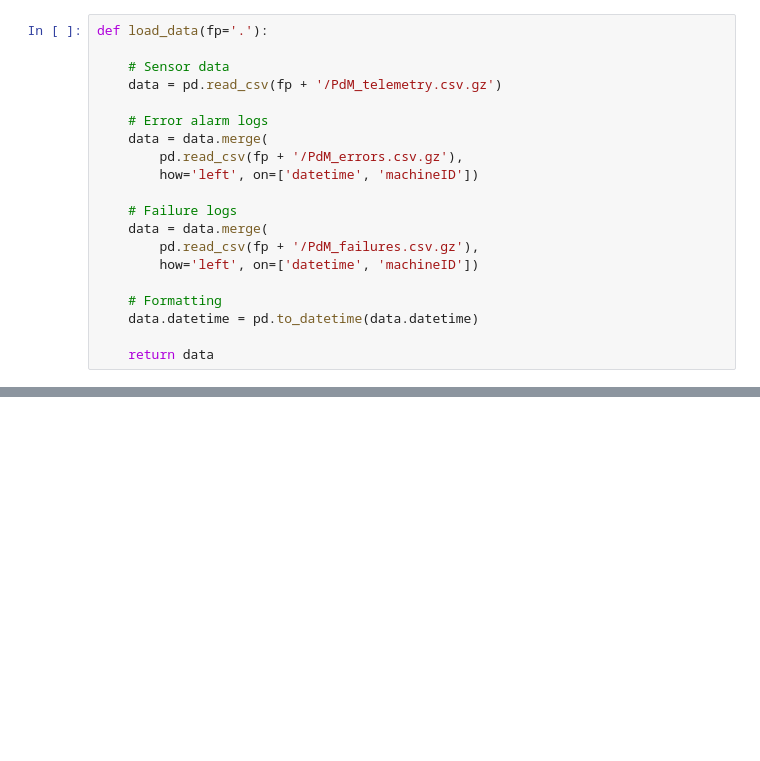
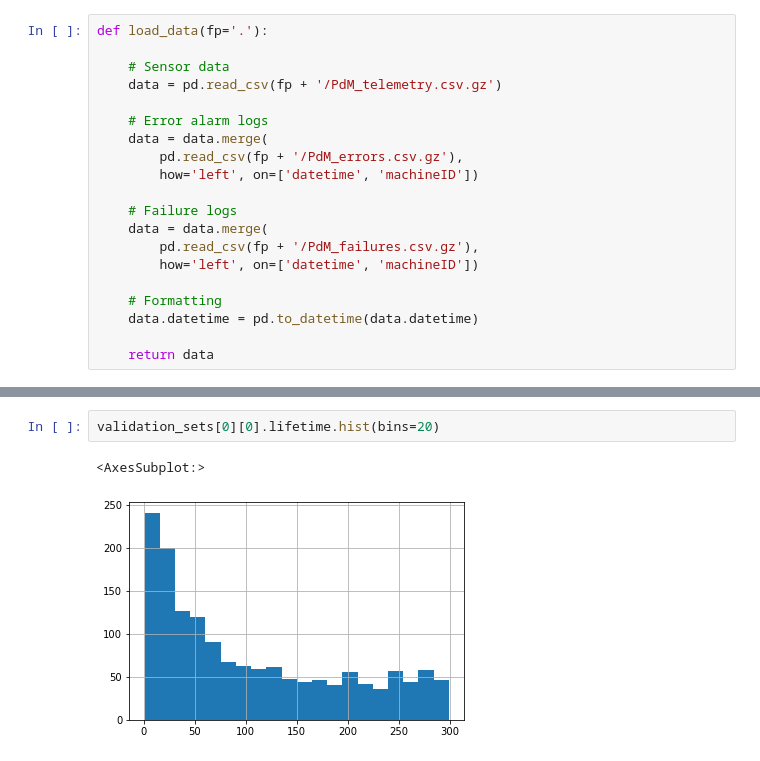
Before and after one commit to kokikwbt/predictive-maintenance, a Jupyter notebook: datasets/mapm/view_data.ipynb, the cells around one changed output, grey strips where cells are left out. Saved outputs shown, nothing was run; the diff lists cells and outputs as text; blank space fills up the shorter version.

```diff
--- a/datasets/mapm/view_data.ipynb
+++ b/datasets/mapm/view_data.ipynb
@@ -324,0 +248,5 @@ validation_sets[0][1]
+# %%
+validation_sets[0][0].lifetime.hist(bins=20)
+# %% [output]
+<AxesSubplot:>
+[figure, added]
```
Also changed, not shown: parts of 24 cells of this notebook, 4 other files.
